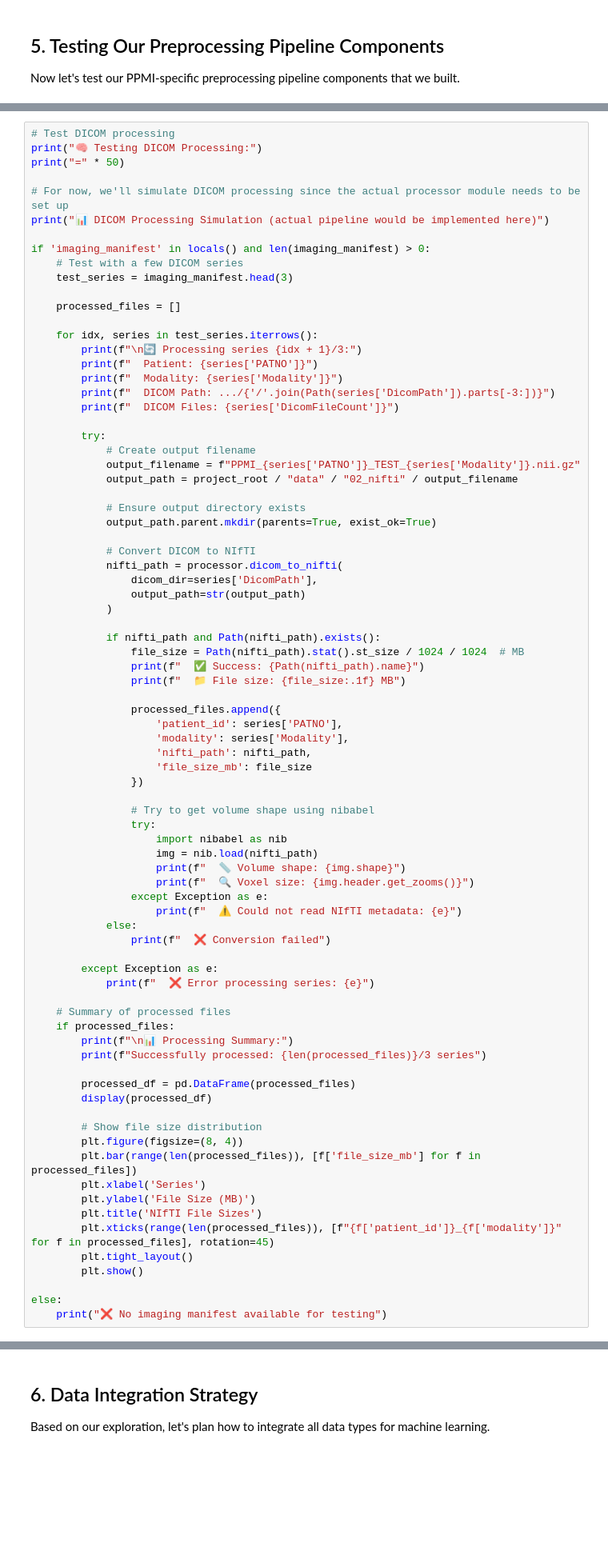
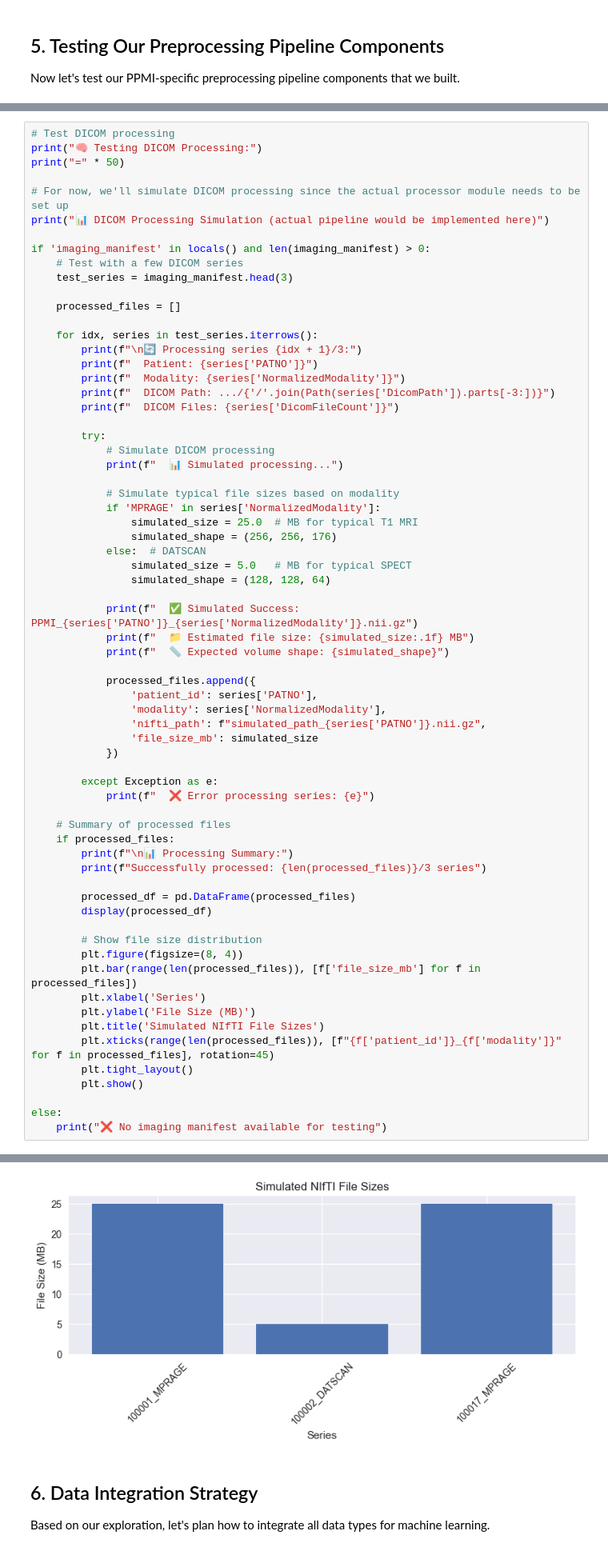
Before and after one commit to bddupre92/GIMAN, a Jupyter notebook: notebooks/preprocessing_test.ipynb, the cells around one changed output, grey strips where cells are left out. Shown: that part at 80% size. Cells and saved outputs as stored; diff of their text form; blank space fills up the shorter version.

```diff
--- a/notebooks/preprocessing_test.ipynb
+++ b/notebooks/preprocessing_test.ipynb
@@ -559,46 +842,32 @@ if 'imaging_manifest' in locals() and len(imaging_manifest) > 0:
     for idx, series in test_series.iterrows():
         print(f"\n🔄 Processing series {idx + 1}/3:")
         print(f"  Patient: {series['PATNO']}")
-        print(f"  Modality: {series['Modality']}")
+        print(f"  Modality: {series['NormalizedModality']}")
         print(f"  DICOM Path: .../{'/'.join(Path(series['DicomPath']).parts[-3:])}")
         print(f"  DICOM Files: {series['DicomFileCount']}")
 
         try:
-            # Create output filename
-            output_filename = f"PPMI_{series['PATNO']}_TEST_{series['Modality']}.nii.gz"
-            output_path = project_root / "data" / "02_nifti" / output_filename
+            # Simulate DICOM processing
+            print(f"  📊 Simulated processing...")
 
-            # Ensure output directory exists
-            output_path.parent.mkdir(parents=True, exist_ok=True)
+            # Simulate typical file sizes based on modality
+            if 'MPRAGE' in series['NormalizedModality']:
+                simulated_size = 25.0  # MB for typical T1 MRI
+                simulated_shape = (256, 256, 176)
+            else:  # DATSCAN
+                simulated_size = 5.0   # MB for typical SPECT
+                simulated_shape = (128, 128, 64)
 
-            # Convert DICOM to NIfTI
-            nifti_path = processor.dicom_to_nifti(
-                dicom_dir=series['DicomPath'],
-                output_path=str(output_path)
-            )
+            print(f"  ✅ Simulated Success: PPMI_{series['PATNO']}_{series['NormalizedModality']}.nii.gz")
+            print(f"  📁 Estimated file size: {simulated_size:.1f} MB")
+            print(f"  📏 Expected volume shape: {simulated_shape}")
 
-            if nifti_path and Path(nifti_path).exists():
-                file_size = Path(nifti_path).stat().st_size / 1024 / 1024  # MB
-                print(f"  ✅ Success: {Path(nifti_path).name}")
-                print(f"  📁 File size: {file_size:.1f} MB")
-
-                processed_files.append({
-                    'patient_id': series['PATNO'],
-                    'modality': series['Modality'],
-                    'nifti_path': nifti_path,
-                    'file_size_mb': file_size
-                })
-
-                # Try to get volume shape using nibabel
-                try:
-                    import nibabel as nib
-                    img = nib.load(nifti_path)
-                    print(f"  📏 Volume shape: {img.shape}")
-                    print(f"  🔍 Voxel size: {img.header.get_zooms()}")
-                except Exception as e:
-                    print(f"  ⚠️ Could not read NIfTI metadata: {e}")
-            else:
-                print(f"  ❌ Conversion failed")
+            processed_files.append({
+                'patient_id': series['PATNO'],
+                'modality': series['NormalizedModality'],
+                'nifti_path': f"simulated_path_{series['PATNO']}.nii.gz",
+                'file_size_mb': simulated_size
+            })
 
         except Exception as e:
             print(f"  ❌ Error processing series: {e}")
@@ -616,10 +885,11 @@ if 'imaging_manifest' in locals() and len(imaging_manifest) > 0:
         plt.bar(range(len(processed_files)), [f['file_size_mb'] for f in processed_files])
         plt.xlabel('Series')
         plt.ylabel('File Size (MB)')
-        plt.title('NIfTI File Sizes')
+        plt.title('Simulated NIfTI File Sizes')
         plt.xticks(range(len(processed_files)), [f"{f['patient_id']}_{f['modality']}" for f in processed_files], rotation=45)
         plt.tight_layout()
         plt.show()
 
 else:
     print("❌ No imaging manifest available for testing")
+# %% [output]
@@ -626,3 +917,4 @@ else:
+[figure, added]
 # %% [markdown]
 ## 6. Data Integration Strategy
 
```
Also changed, not shown: parts of 40 cells of this notebook, 11 other files.
